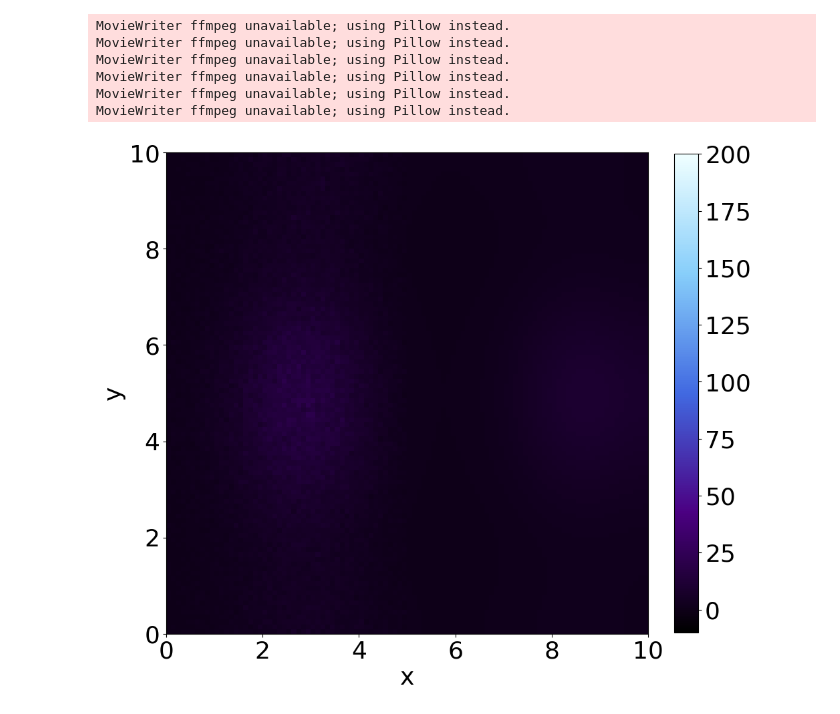
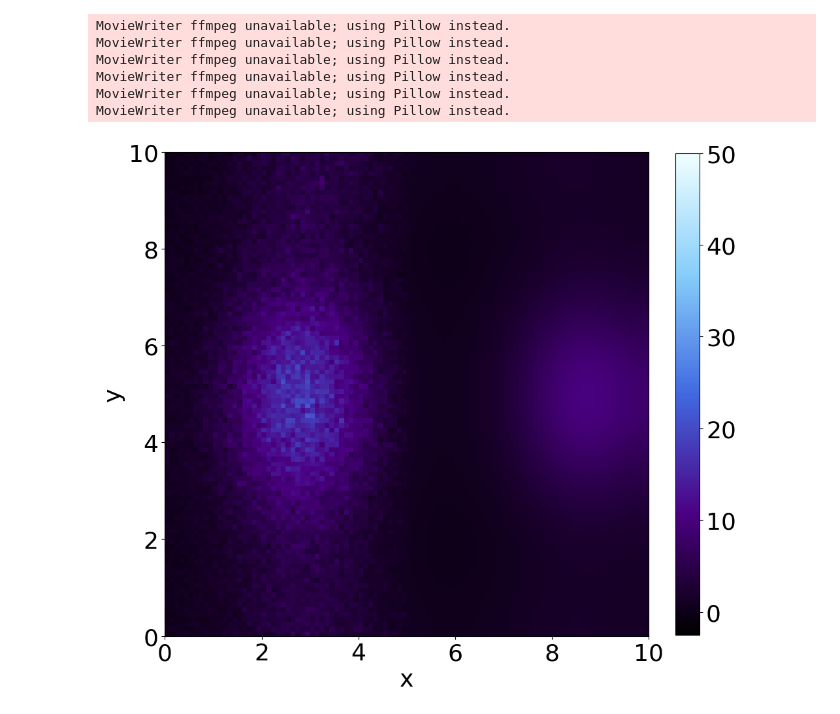
Before and after one commit to MargKos/multiscaleRD, a Jupyter notebook: multiscaleRD/Video_SIR.ipynb, the cells around one changed output. Saved outputs shown, nothing was run; the diff lists cells and outputs as text; code cells hidden in the pictures.

```diff
--- a/multiscaleRD/Video_SIR.ipynb
+++ b/multiscaleRD/Video_SIR.ipynb
@@ -116,7 +116,7 @@ def update_frame(frame, Data, im):
     return [im]
 
 
-MaxPlot=[200,400,300]
+MaxPlot=[50,400,300]
 
 # Generate video for Hybrid Susceptible
 fig, ax, im = init_plot(HybridSus, MaxPlot[0])
@@ -140,31 +140,31 @@ anim = FuncAnimation(fig, update_frame, frames=len(HybridInf), fargs=(HybridInf,
 # Save animation as a video file
 anim.save('./Videos/HybridInf_video_ExplicitB.gif', writer='ffmpeg', fps=10)
 
 # Generate video for Reference Infected
 fig, ax, im = init_plot(ReferenceInf, MaxPlot[1])
 anim_ref = FuncAnimation(fig, update_frame, frames=len(ReferenceInf), fargs=(ReferenceInf, im), blit=True)
 
 # Save animation as a video file
 anim_ref.save('./Videos/ReferenceInf_video_B.gif', writer='ffmpeg', fps=10)
 
 # Generate video for Hybrid Infected
 fig, ax, im = init_plot(HybridRec, MaxPlot[2])
 anim = FuncAnimation(fig, update_frame, frames=len(HybridRec), fargs=(HybridRec, im), blit=True)
 
 # Save animation as a video file
 anim.save('./Videos/HybridRec_video_ExplicitB.gif', writer='ffmpeg', fps=10)
 
 # Generate video for Reference Infected
 fig, ax, im = init_plot(ReferenceRec, MaxPlot[2])
 anim_ref = FuncAnimation(fig, update_frame, frames=len(ReferenceRec), fargs=(ReferenceRec, im), blit=True)
 
 # Save animation as a video file
 anim_ref.save('./Videos/ReferenceRev_video_B.gif', writer='ffmpeg', fps=10)
 # %% [output]
 MovieWriter ffmpeg unavailable; using Pillow instead.
 MovieWriter ffmpeg unavailable; using Pillow instead.
 MovieWriter ffmpeg unavailable; using Pillow instead.
 MovieWriter ffmpeg unavailable; using Pillow instead.
 MovieWriter ffmpeg unavailable; using Pillow instead.
 MovieWriter ffmpeg unavailable; using Pillow instead.
-[figure, old version]
+[figure, new version]
```
Also changed, not shown: parts of 1 cell of this notebook, 2 other files.
